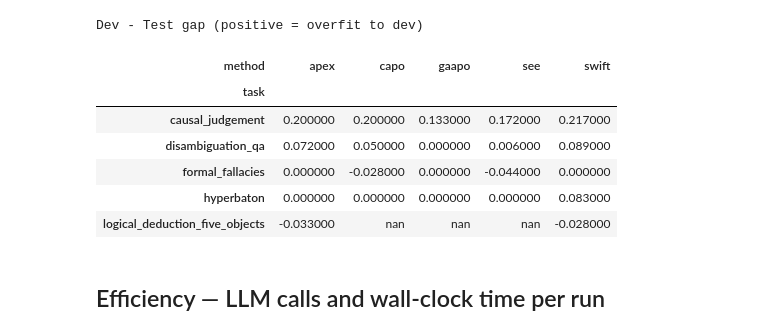
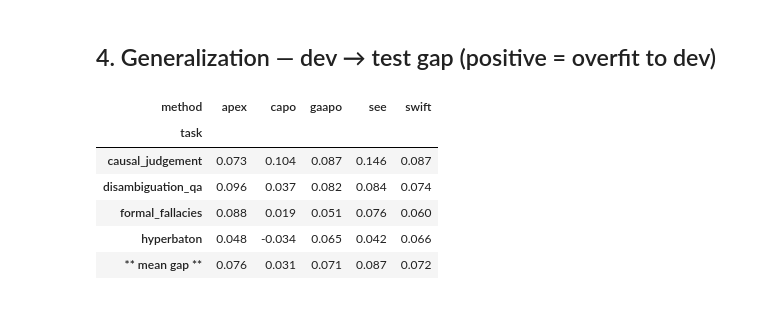
Before and after one commit to silveriorj/apobench, a Jupyter notebook: notebooks/results_analysis.ipynb, the cells around one changed output. Saved outputs shown, nothing was run; the diff lists cells and outputs as text; code cells hidden in the pictures.

```diff
--- a/notebooks/results_analysis.ipynb
+++ b/notebooks/results_analysis.ipynb
@@ -42,16 +79,11 @@ df.head()
 # %%
-agg = df.groupby(['method', 'task'])['test_score'].agg(['mean', 'std', 'count']).reset_index()
+agg = df.groupby(['method', 'task'])['test'].agg(['mean', 'std', 'count']).reset_index()
 agg['std'] = agg['std'].fillna(0.0)
-agg['score'] = agg.apply(lambda r: f"{r['mean']:.3f} ± {r['std']:.3f}", axis=1)
+agg['fmt'] = agg.apply(lambda r: f"{r['mean']:.3f} ± {r['std']:.3f}", axis=1)
 
-pivot = agg.pivot(index='task', columns='method', values='score')
-
-# Also compute a mean column per method (macro-average over tasks)
-mean_per_method = df.groupby('method')['test_score'].mean()
-macro_row = {m: f"{mean_per_method[m]:.3f}" for m in pivot.columns}
-pivot.loc['**macro avg**'] = macro_row
-
-pd.set_option('display.max_colwidth', 20)
-print('Test score (mean ± std, 3 seeds)')
+pivot = agg.pivot(index='task', columns='method', values='fmt')
+macro = df.groupby('method')['test'].mean()
+pivot.loc['** macro avg **'] = {m: f'{macro[m]:.3f}' for m in pivot.columns}
+print('Test score (mean ± std over seeds)')
 pivot
 # %% [output]
@@ -69,21 +265,16 @@ Test score (mean ± std, 3 seeds)
+# %% [markdown]
+## 4. Generalization — dev → test gap (positive = overfit to dev)
 # %%
-gap = df.groupby(['method', 'task']).agg(
-    dev_mean=('dev_score', 'mean'),
-    test_mean=('test_score', 'mean'),
-).reset_index()
-gap['gap'] = gap['dev_mean'] - gap['test_mean']
-
-gap_pivot = gap.pivot(index='task', columns='method', values='gap').round(3)
-print('Dev - Test gap (positive = overfit to dev)')
-gap_pivot.style.background_gradient(cmap='RdYlGn_r', axis=None)
+gap = df.groupby(['method', 'task']).agg(dev=('dev', 'mean'), test=('test', 'mean')).reset_index()
+gap['gap'] = (gap['dev'] - gap['test']).round(3)
+gap_pivot = gap.pivot(index='task', columns='method', values='gap')
+gap_pivot.loc['** mean gap **'] = gap_pivot.mean().round(3)
+gap_pivot.style.background_gradient(cmap='RdYlGn_r', axis=None).format('{:.3f}')
 # %% [output]
-Dev - Test gap (positive = overfit to dev)
 | method | apex | capo | gaapo | see | swift |
 | task |  |  |  |  |  |
-| causal_judgement | 0.200000 | 0.200000 | 0.133000 | 0.172000 | 0.217000 |
-| disambiguation_qa | 0.072000 | 0.050000 | 0.000000 | 0.006000 | 0.089000 |
-| formal_fallacies | 0.000000 | -0.028000 | 0.000000 | -0.044000 | 0.000000 |
-| hyperbaton | 0.000000 | 0.000000 | 0.000000 | 0.000000 | 0.083000 |
-| logical_deduction_five_objects | -0.033000 | nan | nan | nan | -0.028000 |
+| causal_judgement | 0.073 | 0.104 | 0.087 | 0.146 | 0.087 |
+| disambiguation_qa | 0.096 | 0.037 | 0.082 | 0.084 | 0.074 |
+| formal_fallacies | 0.088 | 0.019 | 0.051 | 0.076 | 0.060 |
+| hyperbaton | 0.048 | -0.034 | 0.065 | 0.042 | 0.066 |
+| ** mean gap ** | 0.076 | 0.031 | 0.071 | 0.087 | 0.072 |
-# %% [markdown]
-## Efficiency — LLM calls and wall-clock time per run
```
Also changed, not shown: parts of 27 cells of this notebook, 1 other file.
